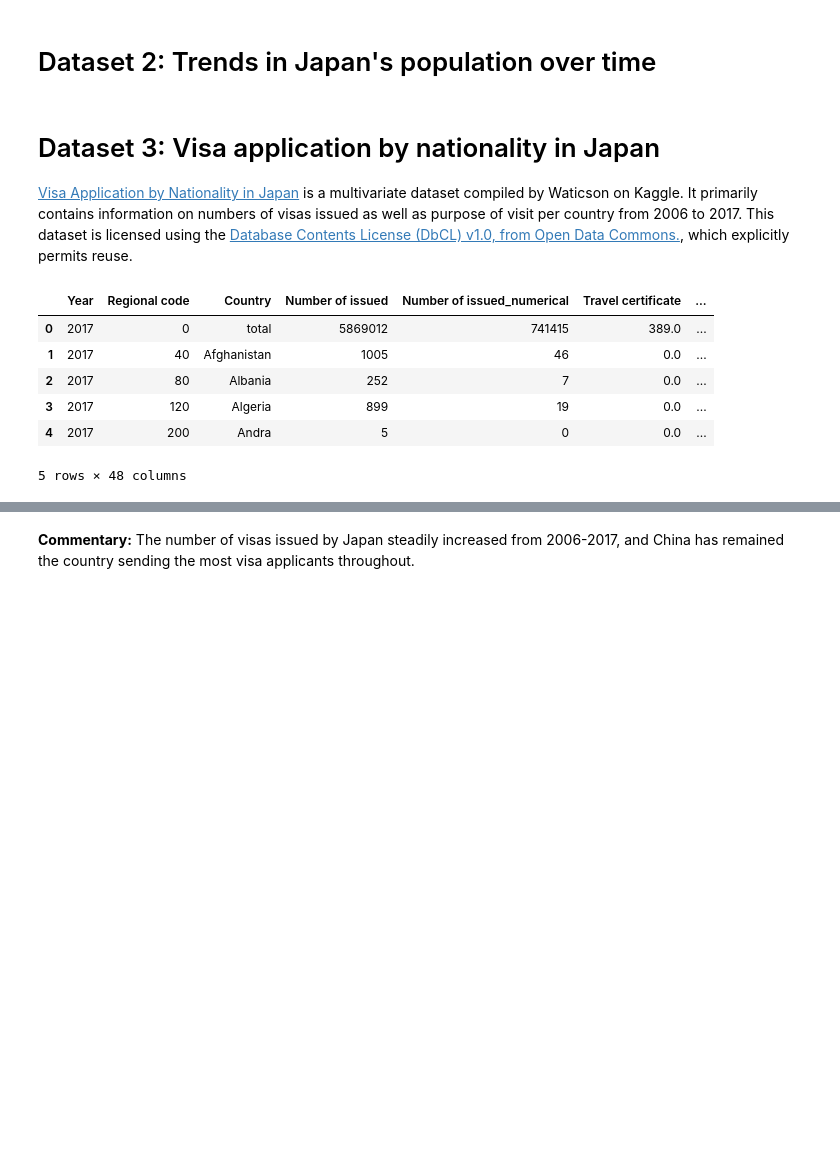
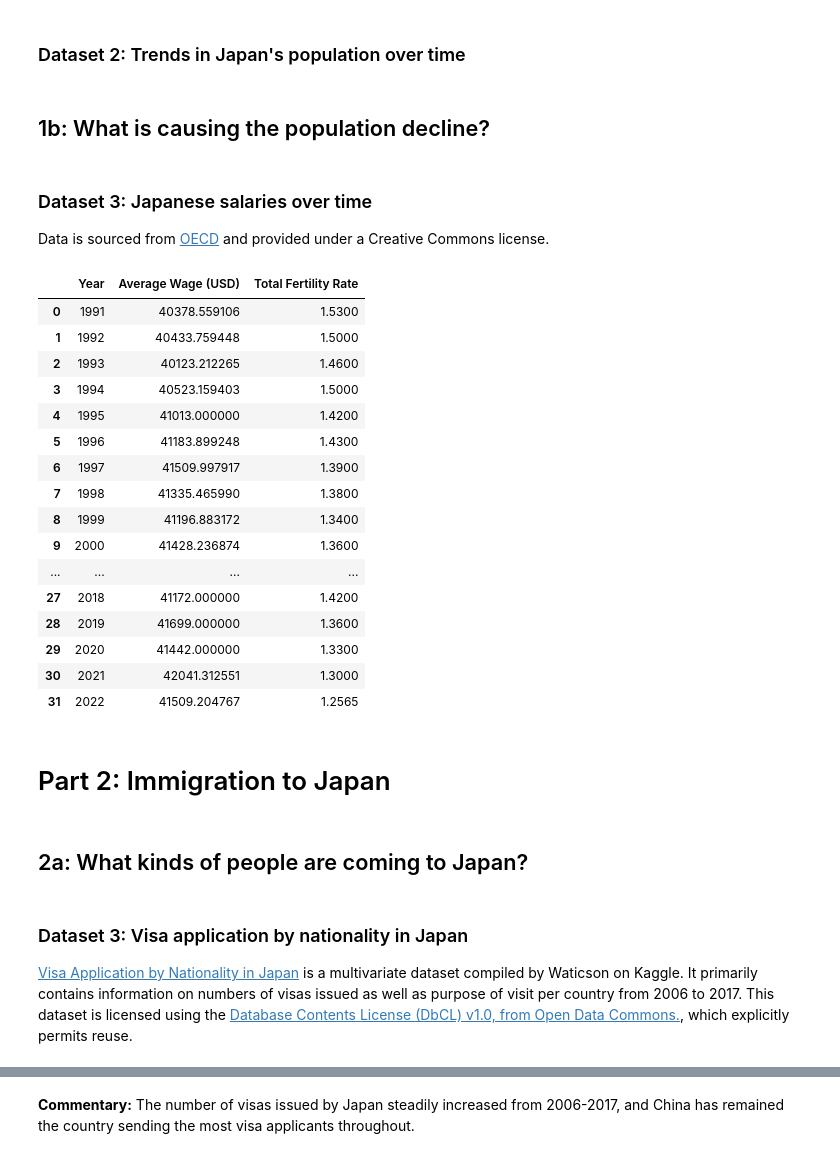
Before and after one commit to kevinwjin/cbb634, a Jupyter notebook: final_project/report.ipynb, the cells around one changed output, grey strips where cells are left out. Saved outputs shown, nothing was run; the diff lists cells and outputs as text; code cells hidden in the pictures; blank space fills up the shorter version.

Commit message:
Add wages

```diff
--- a/final_project/report.ipynb
+++ b/final_project/report.ipynb
@@ -47,22 +44,27 @@ Manually removed CSV headers (rows 1-4) and imputed total fertility rate data fr
 # %%
-# Total fertility rates by year for each country
+# Load data for total fertility rates by year and country
 import pandas as pd
 
-fertility_rates = pd.read_csv("datasets/1_fertility/total_fertility_rates_by_year.csv")
+fertility_rates = pd.read_csv("datasets/1_demographics/total_fertility_rates_by_year.csv")
 fertility_rates.drop(columns=["Country Code", "Indicator Name", "Indicator Code"], inplace=True) # Drop unnecessary columns
 fertility_rates = fertility_rates.transpose() # Transpose the dataframe for easier manipulation
 fertility_rates.rename(columns=fertility_rates.iloc[0], inplace=True) # Rename columns to country names
 fertility_rates.drop(fertility_rates.index[0], inplace = True) # Drop the first row
 fertility_rates.insert(0, 'Year', fertility_rates.index) # Add a column for the year
 fertility_rates = fertility_rates.reset_index() # Reset the index
+fertility_rates.head()
 fertility_rates.drop(columns=["index"], inplace=True) # Drop the old index
-fertility_rates.head()
 
-# Plot fertility rates for Japan, China, South Korea, and United States
+# Plot fertility rates for Japan and peer nations over 1960 - 2022
 import plotly.express as px
 
 fig = px.line(fertility_rates, x="Year", y=["Japan", "China", "Korea, Rep.", "United States"])
 fig.update_xaxes(tickmode='linear', tick0=1960, dtick=5, tickangle=45) # Only show x-axis labels every 5 years and rotate them 45 degrees
-fig.update_layout(title_text='Total Fertility Rates for Japan, China, South Korea, and the United States (1960 - 2022)', xaxis_title='Year', yaxis_title='Total Fertility Rate') # Plot and axis titles
+fig.update_traces(line=dict(color='crimson'), selector=dict(name='Japan')) # Change the color of the Japan line
+fig.update_traces(line=dict(color='orange'), selector=dict(name='China')) # Change the color of the China line
+fig.update_traces(line=dict(color='blue'), selector=dict(name='Korea, Rep.')) # Change the color of the Korea line
+fig.update_traces(line=dict(color='green'), selector=dict(name='United States')) # Change the color of the United States line
+fig.update_layout(title_text='Total Fertility Rates of Japan and Selected Peer Nations (1960 - 2022)', xaxis_title='Year', yaxis_title='Total Fertility Rate') # Plot and axis titles
 fig.update_layout(legend_title_text='Country', legend=dict(yanchor="top", y=0.99, xanchor="right", x=0.99)) # Move the legend to the top right corner
+fig.add_hline(y=2.1, line_dash="dash", line_color="black", annotation_text="Global Replacement Fertility Rate", annotation_position="top right") # Indicate global average fertility rate of 2.1 with horizontal line
 fig.show()
@@ -69,2 +77,43 @@ fig.show()
 # %% [markdown]
-# Dataset 2: Trends in Japan's population over time
+### Dataset 2: Trends in Japan's population over time
+# %% [markdown]
+## 1b: What is causing the population decline?
+# %% [markdown]
+### Dataset 3: Japanese salaries over time
+
+Data is sourced from [OECD](https://data.oecd.org/earnwage/average-wages.htm) and provided under a Creative Commons license.
+# %%
+import pandas as pd
+
+wages = pd.read_csv("datasets/1_demographics/average_wages.csv")
+wages = wages[wages['LOCATION'] == "JPN"] # Take only Japan rows
+wages = wages[['TIME', 'Value']] # Grab year and value columns
+wages.rename(columns={"TIME": "Year", "Value": "Average Wage (USD)"}, inplace=True) # Rename columns
+wages.reset_index(drop=True, inplace=True) # Reset the index
+
+# Grab fertility rates for Japan from 1991 - 2022
+fertility_rates_japan = fertility_rates[["Year", "Japan"]].apply(pd.to_numeric) # Convert columns to numeric
+fertility_rates_japan.rename(columns={"Japan": "Total Fertility Rate"}, inplace=True) # Rename column
+fertility_rates_japan = fertility_rates_japan[fertility_rates_japan['Year'] >= 1991] # Take only rows from 1991 onwards
+
+# Combine the two dataframes
+wages = wages.join(fertility_rates_japan.set_index('Year'), on='Year') # Join the two dataframes on the year column
+wages
+# %% [output]
+|  | Year | Average Wage (USD) | Total Fertility Rate |
+| 0 | 1991 | 40378.559106 | 1.5300 |
+| 1 | 1992 | 40433.759448 | 1.5000 |
+| 2 | 1993 | 40123.212265 | 1.4600 |
+| 3 | 1994 | 40523.159403 | 1.5000 |
+| 4 | 1995 | 41013.000000 | 1.4200 |
+| 5 | 1996 | 41183.899248 | 1.4300 |
+| 6 | 1997 | 41509.997917 | 1.3900 |
+| 7 | 1998 | 41335.465990 | 1.3800 |
+| 8 | 1999 | 41196.883172 | 1.3400 |
+| 9 | 2000 | 41428.236874 | 1.3600 |
+| ... | ... | ... | ... |
+| 27 | 2018 | 41172.000000 | 1.4200 |
+| 28 | 2019 | 41699.000000 | 1.3600 |
+| 29 | 2020 | 41442.000000 | 1.3300 |
+| 30 | 2021 | 42041.312551 | 1.3000 |
+| 31 | 2022 | 41509.204767 | 1.2565 |
@@ -71,16 +127,12 @@ fig.show()
+# %% [markdown]
+# Part 2: Immigration to Japan
+# %% [markdown]
+## 2a: What kinds of people are coming to Japan?
 # %% [markdown]
-# Dataset 3: Visa application by nationality in Japan
+### Dataset 3: Visa application by nationality in Japan
 [Visa Application by Nationality in Japan](https://www.kaggle.com/datasets/yutodennou/visa-issuance-by-nationality-and-region-in-japan/data) is a multivariate dataset compiled by Waticson on Kaggle. It primarily contains information on numbers of visas issued as well as purpose of visit per country from 2006 to 2017. This dataset is licensed using the [Database Contents License (DbCL) v1.0, from Open Data Commons.](https://opendatacommons.org/licenses/dbcl/1-0/), which explicitly permits reuse.
 # %%
 # Load data
 import pandas as pd
-visas = pd.read_csv("datasets/visa_number_in_japan.csv")
+visas = pd.read_csv("datasets/2_immigration/visa_number_in_japan.csv")
 visas.head()
-# %% [output]
-|  | Year | Regional code | Country | Number of issued | Number of issued_numerical | Travel certificate | ... |
-| 0 | 2017 | 0 | total | 5869012 | 741415 | 389.0 | ... |
-| 1 | 2017 | 40 | Afghanistan | 1005 | 46 | 0.0 | ... |
-| 2 | 2017 | 80 | Albania | 252 | 7 | 0.0 | ... |
-| 3 | 2017 | 120 | Algeria | 899 | 19 | 0.0 | ... |
-| 4 | 2017 | 200 | Andra | 5 | 0 | 0.0 | ... |
-5 rows × 48 columns
```
Also changed, not shown: parts of 14 cells of this notebook, 1 other file.
